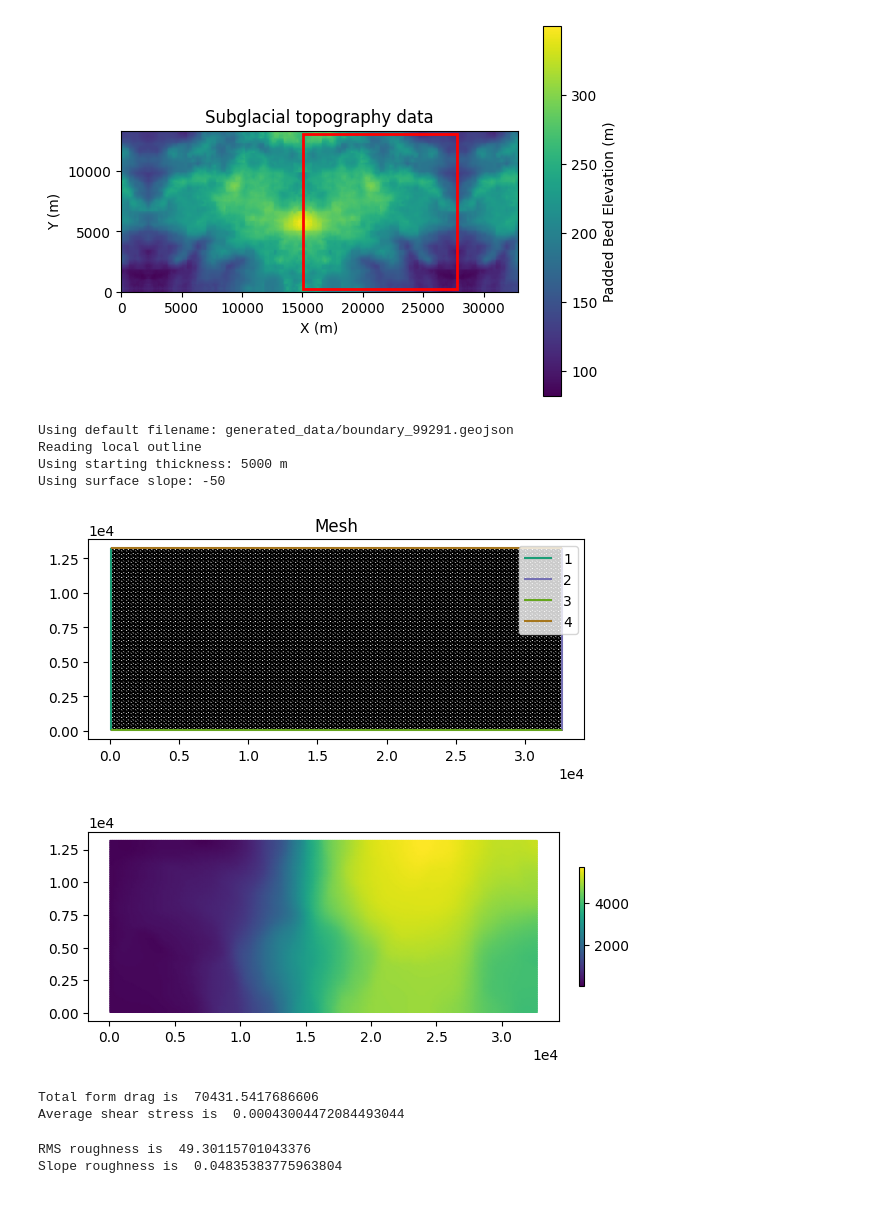
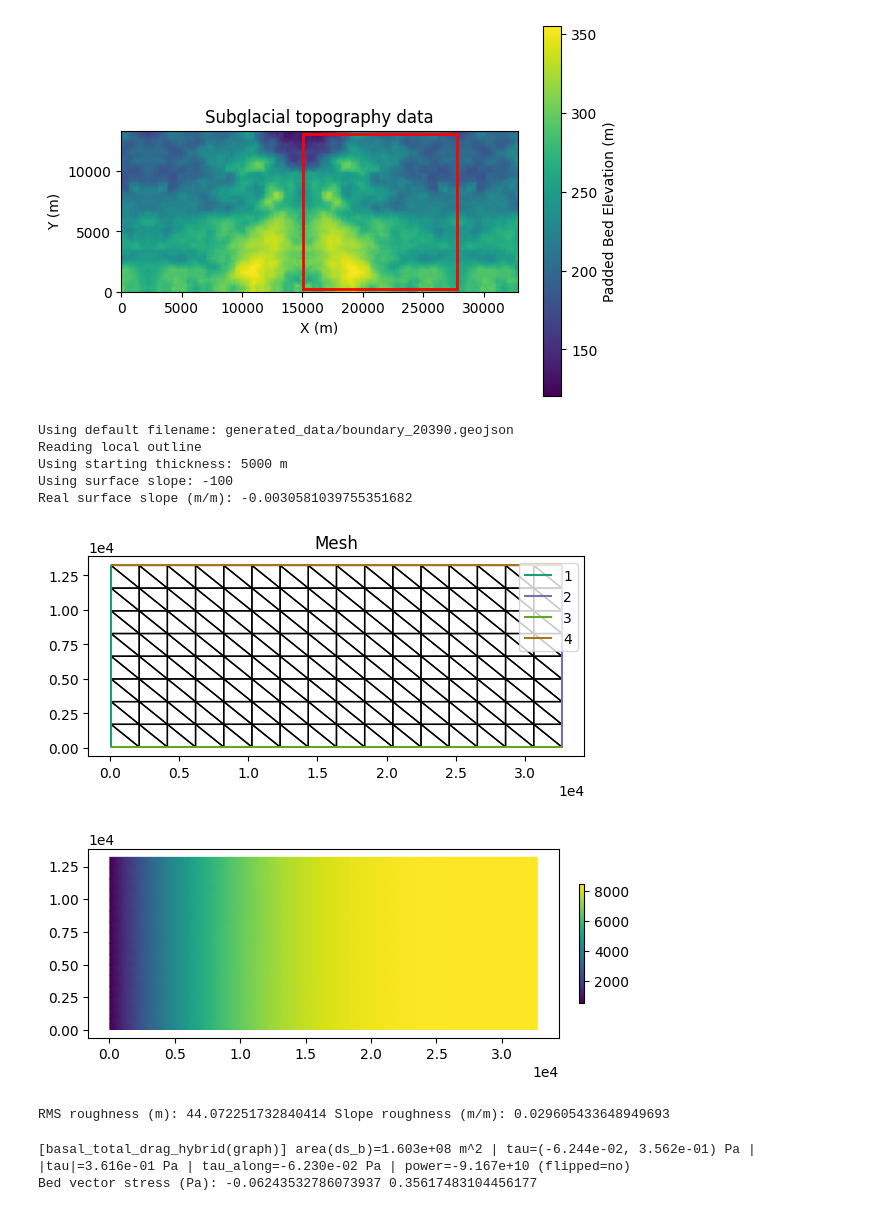
Before and after one commit to racheetmatai/Basal_shear_stress_deep_learning, a Jupyter notebook: test_create_synthetic_high_resolution_data.ipynb, the cells around one changed output. Saved outputs shown, nothing was run; the diff lists cells and outputs as text; code cells hidden in the pictures.

```diff
--- a/test_create_synthetic_high_resolution_data.ipynb
+++ b/test_create_synthetic_high_resolution_data.ipynb
@@ -21,5 +11,5 @@ To enable them in other operations, rebuild TensorFlow with the appropriate comp
 # %%
-u0, create_synthetic = run_synthetic_high_res(encoder_path='vae/encoder_model',
+u0, create_synthetic, latent_vector = run_synthetic_high_res(encoder_path='vae/encoder_model',
                                               decoder_path='vae/decoder_model',
                                               percentiles_path='vae/latent_percentiles.pkl',
                            index = None,
@@ -31,15 +21,25 @@ u0, create_synthetic = run_synthetic_high_res(encoder_path='vae/encoder_model',
                            pixel_size_y = 25,
                            filename = None,
                            uniform_thickness=5000,
-                           surface_slope=-50,
-                           u_in = 50,
+                           surface_slope=-100,
+                           u_in = 500,
                            u_out = None,
                            constant_temperature = 260,
-                           constant_C = 0.0001,
+                           constant_C = 1e-5,
                            drichlet_ids = [1],
                            side_wall_ids = [3, 4],
-                           nx = 96, ny = 48,
+                           nx = 16, ny = 8,
                            plot_topography = True,
                            plot_mesh = True,
-                           plot_depth_average_vel= True)
+                           plot_depth_average_vel= True,
+                           z_samples=[-1.80746856 ,-0.37452057,  1.52116069, -2.13025726,  2.16300554,  0.6697029,
+  -0.63910458, -2.4831709,   0.45774185, -0.1139897,  -1.91349152, -0.94085596,
+  -0.26921569, -0.15859354, -0.95837518, -1.79104451])
+# create_synthetic.debug_velocity_sign_and_bc(
+#     u0,
+#     h=create_synthetic.h0,
+#     s=create_synthetic.s0,
+#     boundary_ids=(1,2,3,4),
+#     indicator=create_synthetic.indicator,  # optional
+# )
 # %% [output]
@@ -51,7 +52,8 @@ GeoJSON with 4 bounding box lines written to generated_data/boundary_99291.geojs
-[figure, old version]
+[figure, new version]
-Using default filename: generated_data/boundary_99291.geojson
+Using default filename: generated_data/boundary_20390.geojson
 Reading local outline
 Using starting thickness: 5000 m
-Using surface slope: -50
+Using surface slope: -100
+Real surface slope (m/m): -0.0030581039755351682
-[figure, old version]
+[figure, new version]
-[figure, old version]
+[figure, new version]
@@ -60,15 +60,14 @@ total_form_drag, shear_stress = create_synthetic.compute_form_drag_volume(u0, cr
-# %%
-print("Total form drag is ", total_form_drag)
-print("Average shear stress is ", shear_stress)
-# %% [output]
-Total form drag is  70431.5417686606
-Average shear stress is  0.00043004472084493044
 # %%
 rms_roughness, slope_roughness = create_synthetic.compute_roughness_metrics(create_synthetic.b)
+print("RMS roughness (m):", rms_roughness
+      , "Slope roughness (m/m):", slope_roughness)
+# %% [output]
+RMS roughness (m): 44.072251732840414 Slope roughness (m/m): 0.029605433648949693
-# %%
-print("RMS roughness is ", rms_roughness)
-print("Slope roughness is ", slope_roughness)
-# %% [output]
-RMS roughness is  49.30115701043376
-Slope roughness is  0.04835383775963804
+# %%
+bed_alongflow_stress, bed_vec_stress = create_synthetic.compute_basal_total_drag_hybrid(u = u0, s= create_synthetic.s0, A = create_synthetic.A, b = create_synthetic.b, h = create_synthetic.h0)
+
+print("Bed vector stress (Pa):", bed_vec_stress[0], bed_vec_stress[1])
+# %% [output]
+[basal_total_drag_hybrid(graph)] area(ds_b)=1.603e+08 m^2 | tau=(-6.244e-02, 3.562e-01) Pa | |tau|=3.616e-01 Pa | tau_along=-6.230e-02 Pa | power=-9.167e+10 (flipped=no)
+Bed vector stress (Pa): -0.06243532786073937 0.35617483104456177
 # %%
```
Also changed, not shown: parts of 11 cells of this notebook, 4 other files.
